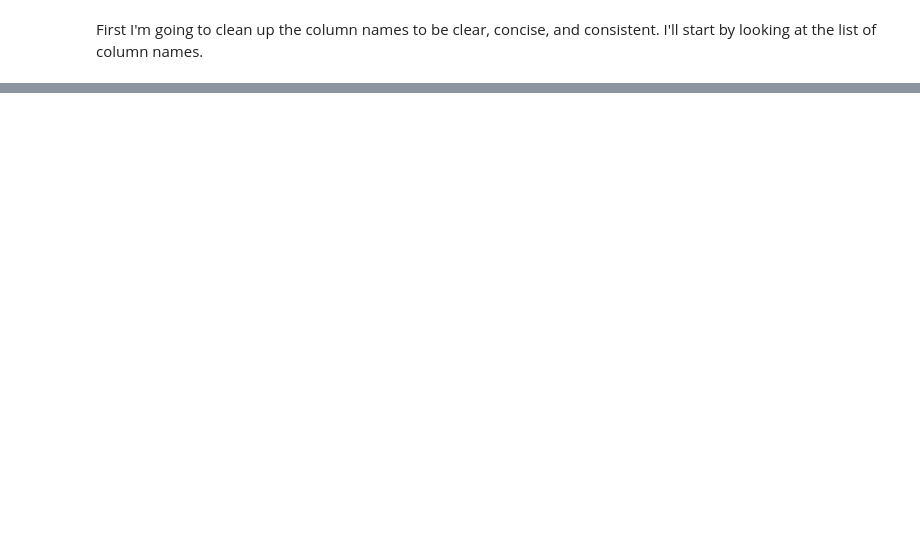
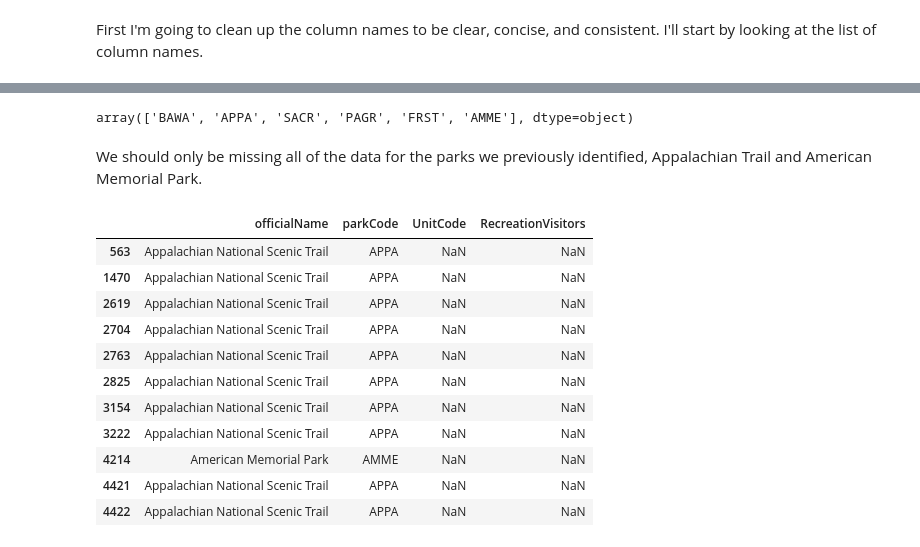
Before and after one commit to jeccalong/NPS_mini_project, a Jupyter notebook: Notebooks/NPS_mini_project.ipynb, the cells around one changed output, grey strips where cells are left out. Saved outputs shown, nothing was run; the diff lists cells and outputs as text; code cells hidden in the pictures; blank space fills up the shorter version.

```diff
--- a/Notebooks/NPS_mini_project.ipynb
+++ b/Notebooks/NPS_mini_project.ipynb
@@ -1960,0 +2030,24 @@ df_with_visit_codes.isna().sum()
+# %%
+df_with_visits.loc[df_with_visits["RecreationVisitors"].isna(), "parkCode"].unique()
+# %% [output]
+array(['BAWA', 'APPA', 'SACR', 'PAGR', 'FRST', 'AMME'], dtype=object)
+# %% [markdown]
+We should only be missing all of the data for the parks we previously identified, Appalachian Trail and American Memorial Park.
+# %%
+df_with_visits.loc[
+    df_with_visits["RecreationVisitors"].isna() & df_with_visits["UnitCode"].isna(),
+    ["officialName", "parkCode", "UnitCode", "RecreationVisitors"]
+]
+# %% [output]
+|  | officialName | parkCode | UnitCode | RecreationVisitors |
+| 563 | Appalachian National Scenic Trail | APPA | NaN | NaN |
+| 1470 | Appalachian National Scenic Trail | APPA | NaN | NaN |
+| 2619 | Appalachian National Scenic Trail | APPA | NaN | NaN |
+| 2704 | Appalachian National Scenic Trail | APPA | NaN | NaN |
+| 2763 | Appalachian National Scenic Trail | APPA | NaN | NaN |
+| 2825 | Appalachian National Scenic Trail | APPA | NaN | NaN |
+| 3154 | Appalachian National Scenic Trail | APPA | NaN | NaN |
+| 3222 | Appalachian National Scenic Trail | APPA | NaN | NaN |
+| 4214 | American Memorial Park | AMME | NaN | NaN |
+| 4421 | Appalachian National Scenic Trail | APPA | NaN | NaN |
+| 4422 | Appalachian National Scenic Trail | APPA | NaN | NaN |
```
Also changed, not shown: parts of 19 cells of this notebook.
